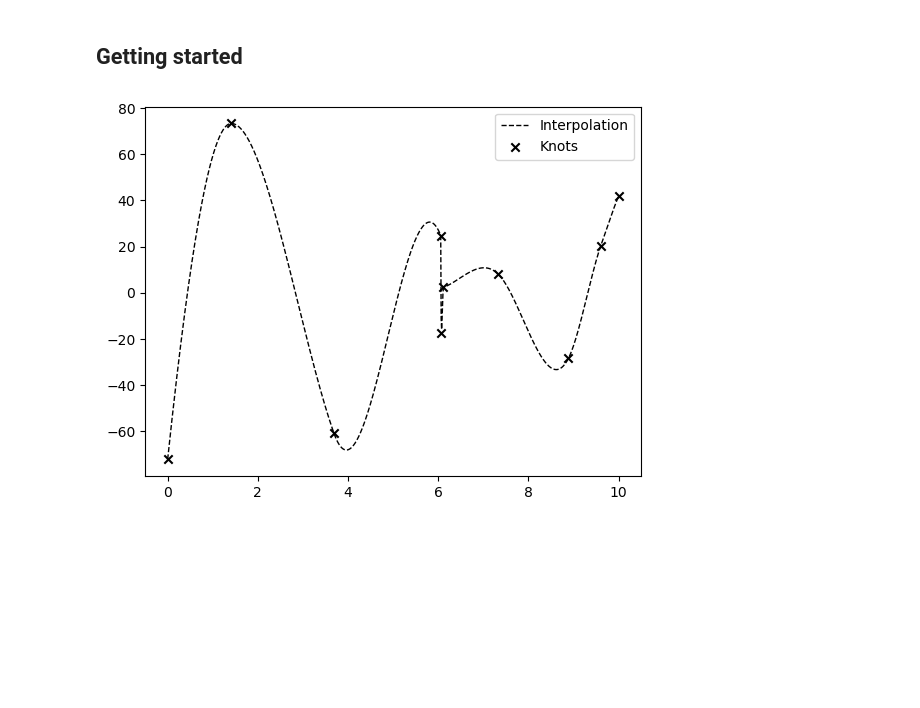
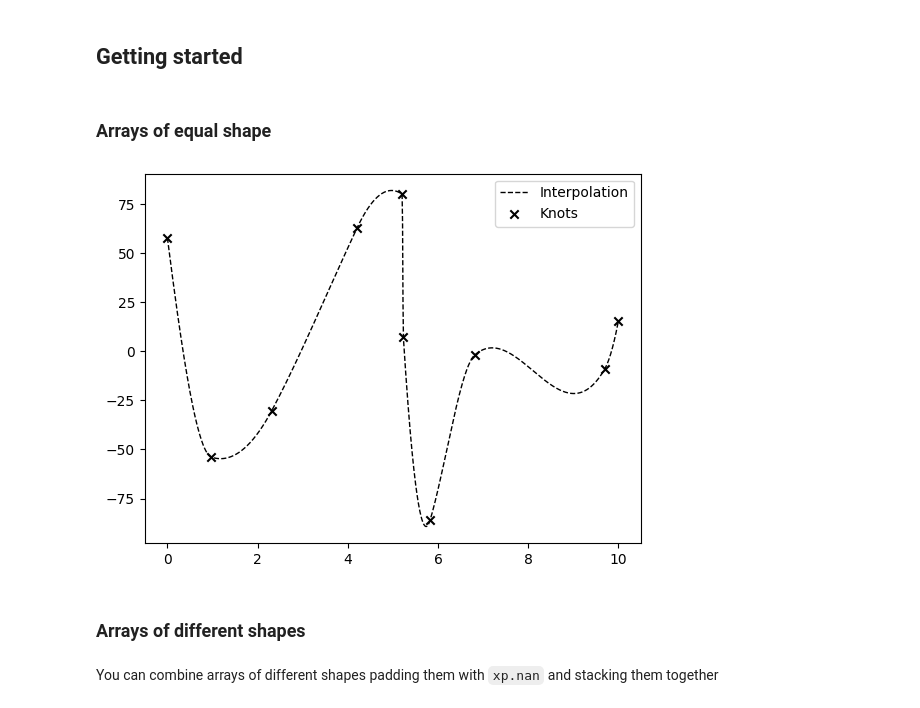
Before and after one commit to asantini29/CudAkima, a Jupyter notebook: examples/tutorial.ipynb, the cells around one changed output. Drawn from its saved outputs; the diff is of its cells as text; code cells hidden in the pictures; blank space fills up the shorter version.

```diff
--- a/examples/tutorial.ipynb
+++ b/examples/tutorial.ipynb
@@ -1,9 +1,13 @@
 # %%
-use_gpu = True # Set to False to use CPU
+use_gpu = False # Set to False to use CPU
 dev = 2
 if use_gpu:
-    import cupy as xp
-    xp.cuda.runtime.setDevice(dev)
+    try:
+        import cupy as xp
+        xp.cuda.runtime.setDevice(dev)
+    except:
+        print('No GPUs available, using CPUs')
+        import numpy as np
 
 else:
     import numpy as xp
@@ -11,10 +15,19 @@ else:
 import numpy as np
 import matplotlib.pyplot as plt
 from cudakima import AkimaInterpolant1D
+# %%
+# just for plotting purposes
+def to_cpu(x):
+    try:
+        return x.get()
+    except:
+        return x
 # %% [markdown]
 ## Getting started
 # %%
 interp = AkimaInterpolant1D(sanitize=True, use_gpu=use_gpu)
+# %% [markdown]
+### Arrays of equal shape
 # %%
 # Generate some random data
 xmin, xmax = 0, 10 # X Domain
@@ -34,12 +47,16 @@ xinterp = xp.linspace(xmin, xmax, 1000)
 # %%
 result = interp(xinterp, x, y)
 # %%
-realization = 2
+realization = 10
 
-plt.plot(xinterp.get(), result.get()[realization], c='k', ls = '--', lw=1, label='Interpolation')
-plt.scatter(x.get()[realization], y.get()[realization], marker='x', c='k', label='Knots')
+plt.plot(to_cpu(xinterp), to_cpu(result)[realization], c='k', ls = '--', lw=1, label='Interpolation')
+plt.scatter(to_cpu(x)[realization], to_cpu(y)[realization], marker='x', c='k', label='Knots')
 
 plt.legend()
 plt.show()
 # %% [output]
-[figure, old version]
+[figure, new version]
+# %% [markdown]
+### Arrays of different shapes
+# %% [markdown]
+You can combine arrays of different shapes padding them with `xp.nan` and stacking them together
```
Also changed, not shown: parts of 7 cells of this notebook.
